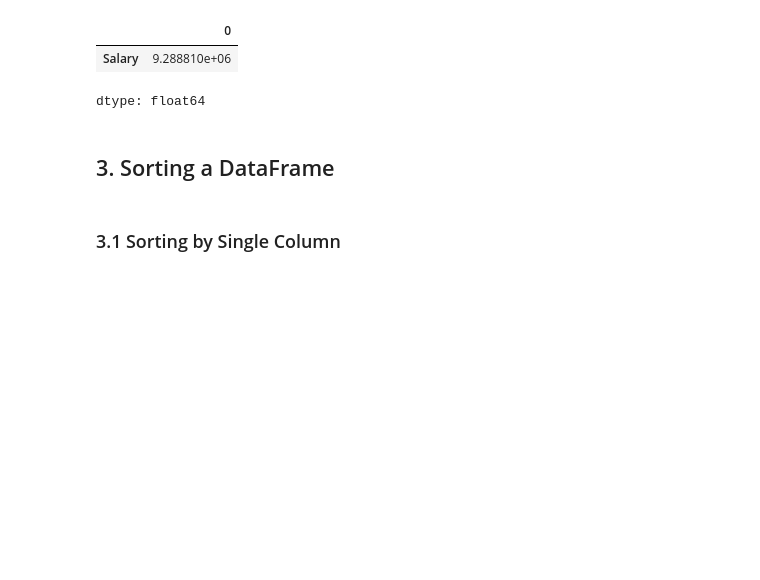
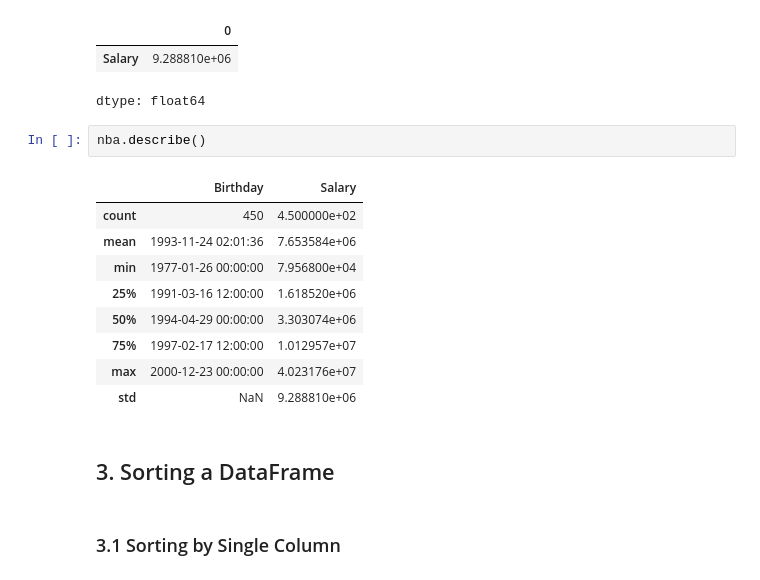
Before and after one commit to JBS-UAE/AAI614_Fattoum, a Jupyter notebook: Week 2/Notebook2.1.ipynb, the cells around one changed output. Saved outputs shown, nothing was run; the diff lists cells and outputs as text; blank space fills up the shorter version.

```diff
--- a/Week 2/Notebook2.1.ipynb
+++ b/Week 2/Notebook2.1.ipynb
@@ -211,6 +231,18 @@ nba.std(numeric_only = True)
 |  | 0 |
 | Salary | 9.288810e+06 |
 dtype: float64
+# %%
+nba.describe()
+# %% [output]
+|  | Birthday | Salary |
+| count | 450 | 4.500000e+02 |
+| mean | 1993-11-24 02:01:36 | 7.653584e+06 |
+| min | 1977-01-26 00:00:00 | 7.956800e+04 |
+| 25% | 1991-03-16 12:00:00 | 1.618520e+06 |
+| 50% | 1994-04-29 00:00:00 | 3.303074e+06 |
+| 75% | 1997-02-17 12:00:00 | 1.012957e+07 |
+| max | 2000-12-23 00:00:00 | 4.023176e+07 |
+| std | NaN | 9.288810e+06 |
 # %% [markdown]
 ## 3. Sorting a DataFrame
 # %% [markdown]
```
Also changed, not shown: parts of 13 cells of this notebook.
